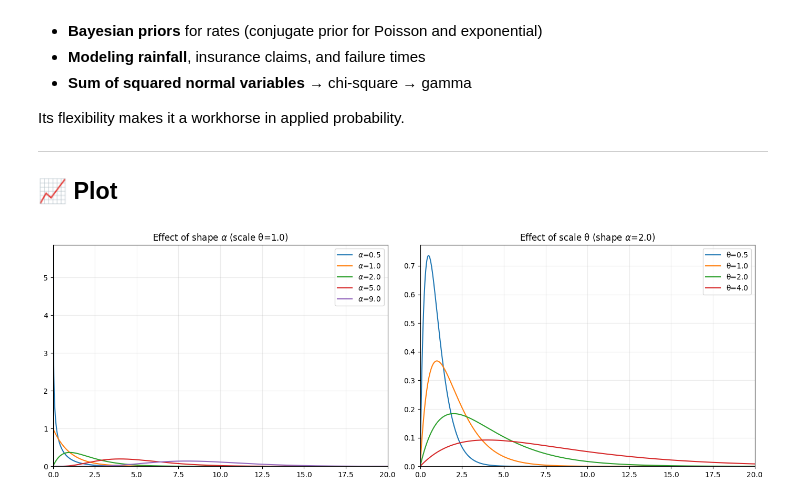
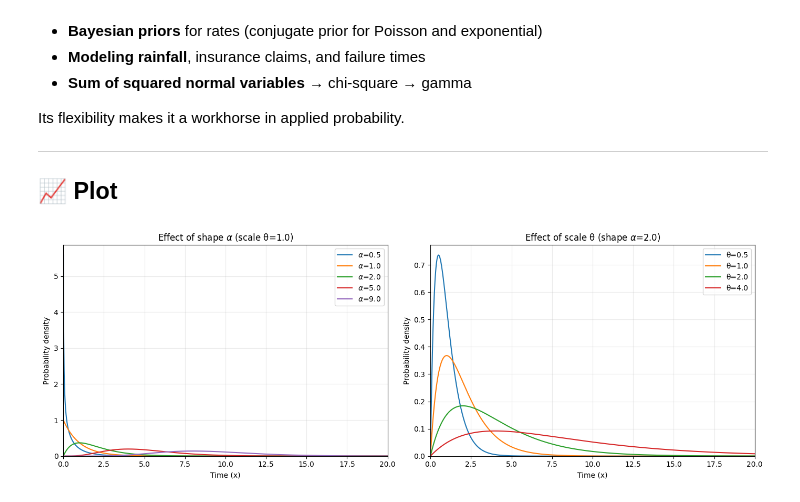
Before and after one commit to ZenSoftware/zen_jupyter, a Jupyter notebook: stats/gamma_dist.ipynb, the cells around one changed output. Saved outputs shown, nothing was run; the diff lists cells and outputs as text; code cells hidden in the pictures.

```diff
--- a/stats/gamma_dist.ipynb
+++ b/stats/gamma_dist.ipynb
@@ -92,31 +92,35 @@ from scipy.stats import gamma
 
 x = np.linspace(0, 20, 2000)
 
 fig, axes = plt.subplots(1, 2, figsize=(14, 5))
 
 # Left: vary shape alpha, fixed scale theta
 fixed_theta = 1.0
 alphas = [0.5, 1.0, 2.0, 5.0, 9.0]
 for a in alphas:
     axes[0].plot(x, gamma.pdf(x, a=a, scale=fixed_theta), label=f"$\\alpha$={a}")
 axes[0].set_title(f"Effect of shape $\\alpha$ (scale θ={fixed_theta})")
 axes[0].set_xlim(0, 20)
 axes[0].set_ylim(0, None)
 axes[0].legend()
 axes[0].grid(alpha=0.25)
+axes[0].set_xlabel("Time (x)")
+axes[0].set_ylabel("Probability density")
 
 # Right: vary scale theta, fixed shape alpha
 fixed_alpha = 2.0
 thetas = [0.5, 1.0, 2.0, 4.0]
 for th in thetas:
     axes[1].plot(x, gamma.pdf(x, a=fixed_alpha, scale=th), label=f"θ={th}")
 axes[1].set_title(f"Effect of scale θ (shape $\\alpha$={fixed_alpha})")
 axes[1].set_xlim(0, 20)
 axes[1].set_ylim(0, None)
 axes[1].legend()
 axes[1].grid(alpha=0.25)
+axes[1].set_xlabel("Time (x)")
+axes[1].set_ylabel("Probability density")
 
 plt.tight_layout()
 plt.show()
 # %% [output]
-[figure, old version]
+[figure, new version]
```
